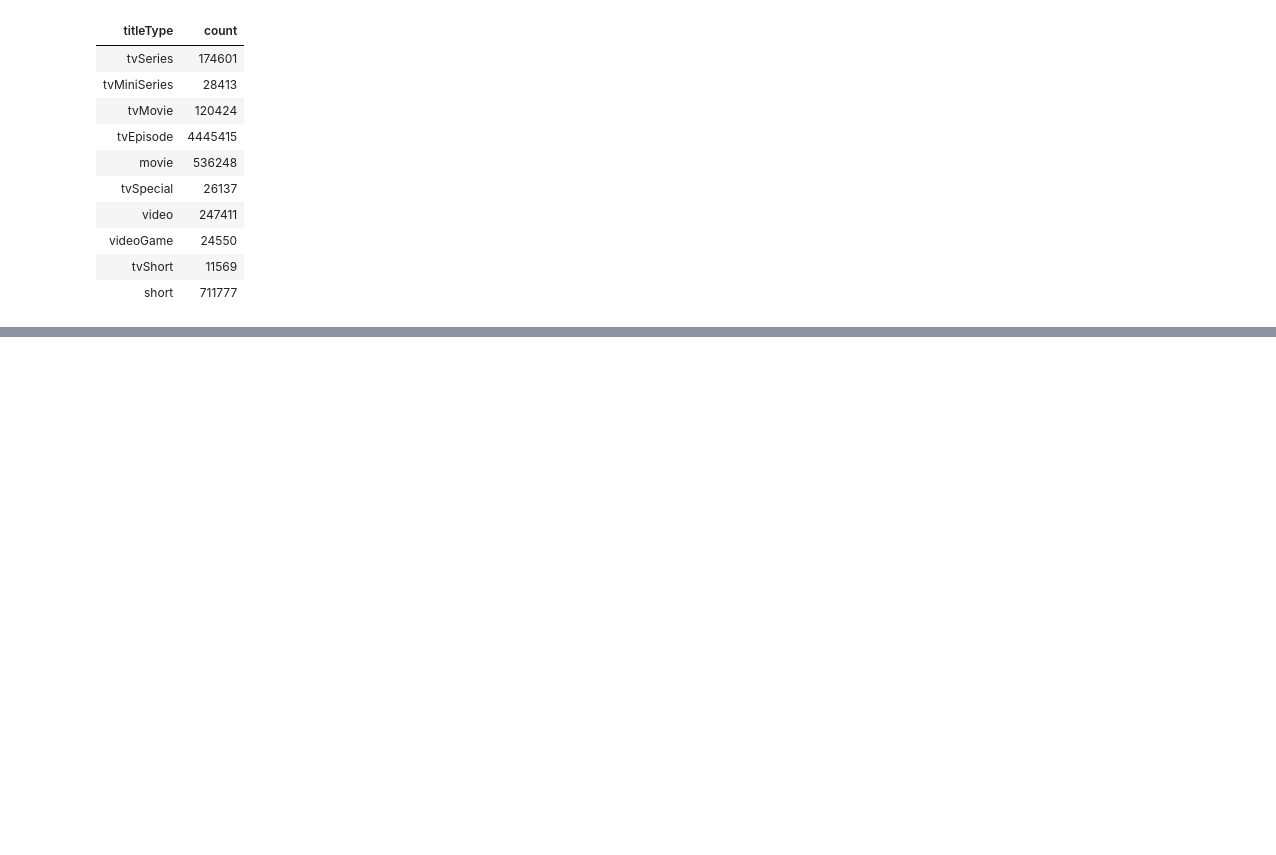
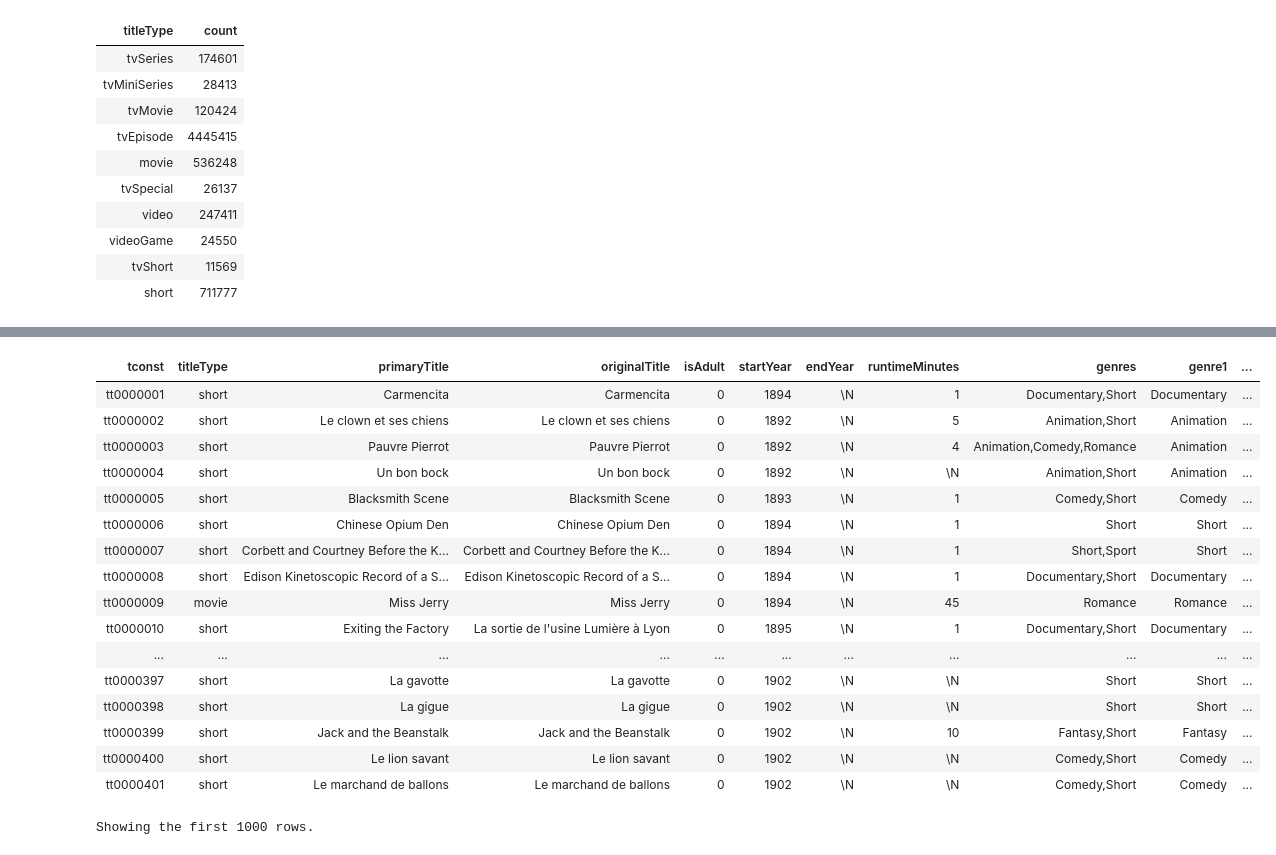
Before and after one commit to yaedin/imdb_project, a Jupyter notebook: EDA/imdb_norbert.ipynb, the cells around one changed output, grey strips where cells are left out. Drawn from its saved outputs; the diff is of its cells as text; code cells hidden in the pictures; blank space fills up the shorter version.

```diff
--- a/EDA/imdb_norbert.ipynb
+++ b/EDA/imdb_norbert.ipynb
@@ -283,0 +327,23 @@ Showing the first 1000 rows.
+# %%
+# Alternative: Split of the genres column in genre 1, 2, 3
+df_basics_encode = df_basics.withColumn("genre1", split(col("genres"), ",").getItem(0)).withColumn("genre2", split(col("genres"), ",").getItem(1)).withColumn("genre3", split(col("genres"), ",").getItem(2))
+df_basics_encode.display()
+# %% [output]
+| tconst | titleType | primaryTitle | originalTitle | isAdult | startYear | endYear | runtimeMinutes | genres | genre1 | ... |
+| tt0000001 | short | Carmencita | Carmencita | 0 | 1894 | \N | 1 | Documentary,Short | Documentary | ... |
+| tt0000002 | short | Le clown et ses chiens | Le clown et ses chiens | 0 | 1892 | \N | 5 | Animation,Short | Animation | ... |
+| tt0000003 | short | Pauvre Pierrot | Pauvre Pierrot | 0 | 1892 | \N | 4 | Animation,Comedy,Romance | Animation | ... |
+| tt0000004 | short | Un bon bock | Un bon bock | 0 | 1892 | \N | \N | Animation,Short | Animation | ... |
+| tt0000005 | short | Blacksmith Scene | Blacksmith Scene | 0 | 1893 | \N | 1 | Comedy,Short | Comedy | ... |
+| tt0000006 | short | Chinese Opium Den | Chinese Opium Den | 0 | 1894 | \N | 1 | Short | Short | ... |
+| tt0000007 | short | Corbett and Courtney Before the K... | Corbett and Courtney Before the K... | 0 | 1894 | \N | 1 | Short,Sport | Short | ... |
+| tt0000008 | short | Edison Kinetoscopic Record of a S... | Edison Kinetoscopic Record of a S... | 0 | 1894 | \N | 1 | Documentary,Short | Documentary | ... |
+| tt0000009 | movie | Miss Jerry | Miss Jerry | 0 | 1894 | \N | 45 | Romance | Romance | ... |
+| tt0000010 | short | Exiting the Factory | La sortie de l'usine Lumière à Lyon | 0 | 1895 | \N | 1 | Documentary,Short | Documentary | ... |
+| ... | ... | ... | ... | ... | ... | ... | ... | ... | ... | ... |
+| tt0000397 | short | La gavotte | La gavotte | 0 | 1902 | \N | \N | Short | Short | ... |
+| tt0000398 | short | La gigue | La gigue | 0 | 1902 | \N | \N | Short | Short | ... |
+| tt0000399 | short | Jack and the Beanstalk | Jack and the Beanstalk | 0 | 1902 | \N | 10 | Fantasy,Short | Fantasy | ... |
+| tt0000400 | short | Le lion savant | Le lion savant | 0 | 1902 | \N | \N | Comedy,Short | Comedy | ... |
+| tt0000401 | short | Le marchand de ballons | Le marchand de ballons | 0 | 1902 | \N | \N | Comedy,Short | Comedy | ... |
+Showing the first 1000 rows.
```
Also changed, not shown: parts of 35 cells of this notebook.
